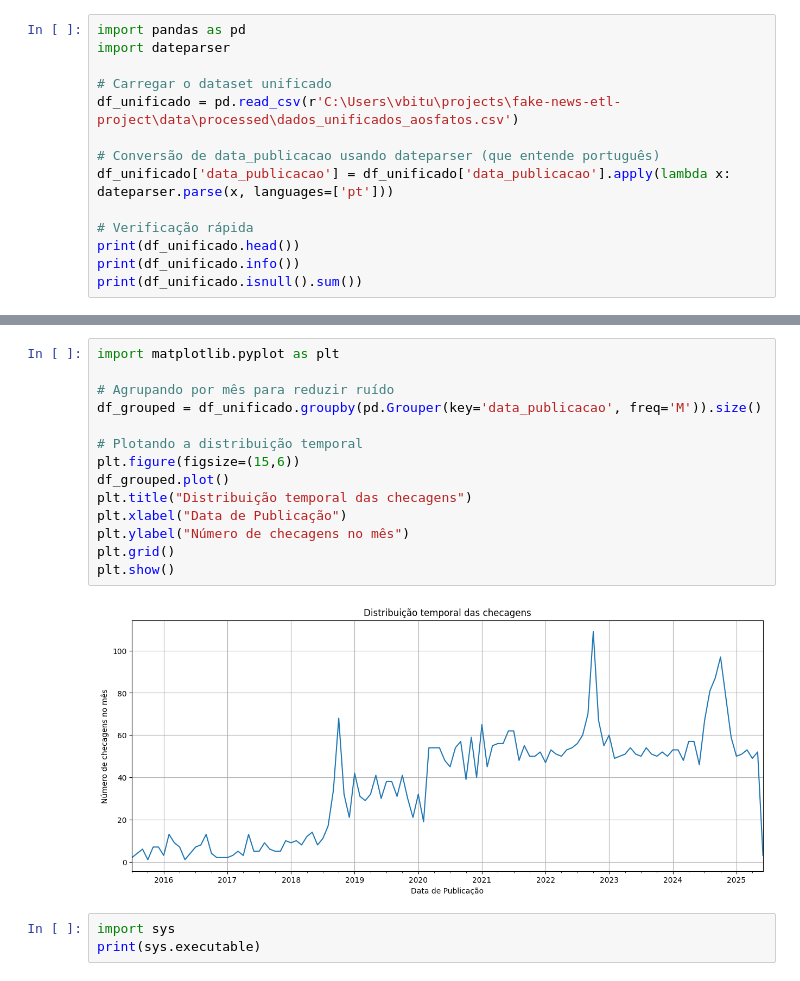
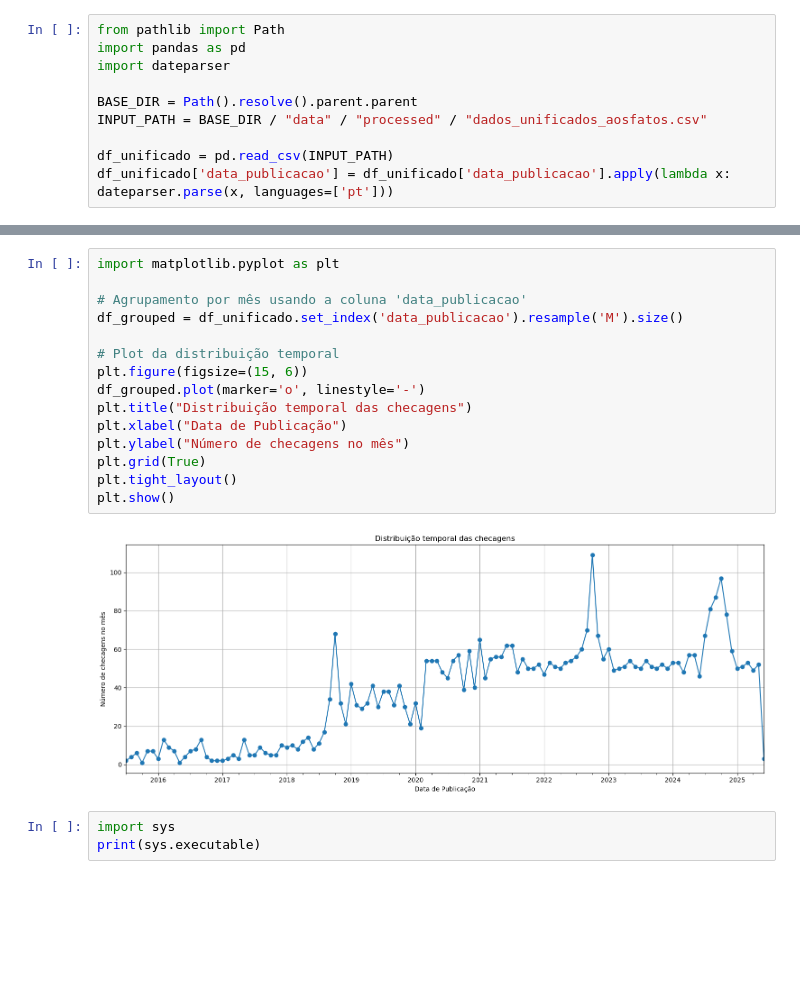
Before and after one commit to vhbitu/fake-news-etl-project, a Jupyter notebook: notebooks/exploratory/04_eda_inicial.ipynb, the cells around one changed output, grey strips where cells are left out. Drawn from its saved outputs; the diff is of its cells as text; blank space fills up the shorter version.

```diff
--- a/notebooks/exploratory/04_eda_inicial.ipynb
+++ b/notebooks/exploratory/04_eda_inicial.ipynb
@@ -1,14 +12,10 @@
 # %%
+from pathlib import Path
 import pandas as pd
 import dateparser
 
-# Carregar o dataset unificado
-df_unificado = pd.read_csv(r'C:\Users\vbitu\projects\fake-news-etl-project\data\processed\dados_unificados_aosfatos.csv')
+BASE_DIR = Path().resolve().parent.parent
+INPUT_PATH = BASE_DIR / "data" / "processed" / "dados_unificados_aosfatos.csv"
 
-# Conversão de data_publicacao usando dateparser (que entende português)
+df_unificado = pd.read_csv(INPUT_PATH)
 df_unificado['data_publicacao'] = df_unificado['data_publicacao'].apply(lambda x: dateparser.parse(x, languages=['pt']))
-
-# Verificação rápida
-print(df_unificado.head())
-print(df_unificado.info())
-print(df_unificado.isnull().sum())
@@ -33,19 +22,20 @@ dtype: int64
 # %%
 import matplotlib.pyplot as plt
 
-# Agrupando por mês para reduzir ruído
-df_grouped = df_unificado.groupby(pd.Grouper(key='data_publicacao', freq='M')).size()
+# Agrupamento por mês usando a coluna 'data_publicacao'
+df_grouped = df_unificado.set_index('data_publicacao').resample('M').size()
 
-# Plotando a distribuição temporal
-plt.figure(figsize=(15,6))
-df_grouped.plot()
+# Plot da distribuição temporal
+plt.figure(figsize=(15, 6))
+df_grouped.plot(marker='o', linestyle='-')
 plt.title("Distribuição temporal das checagens")
 plt.xlabel("Data de Publicação")
 plt.ylabel("Número de checagens no mês")
-plt.grid()
+plt.grid(True)
+plt.tight_layout()
 plt.show()
 # %% [output]
-[figure, old version]
+[figure, new version]
 # %%
 import sys
 print(sys.executable)
```
Also changed, not shown: parts of 2 cells of this notebook, 12 other files.
